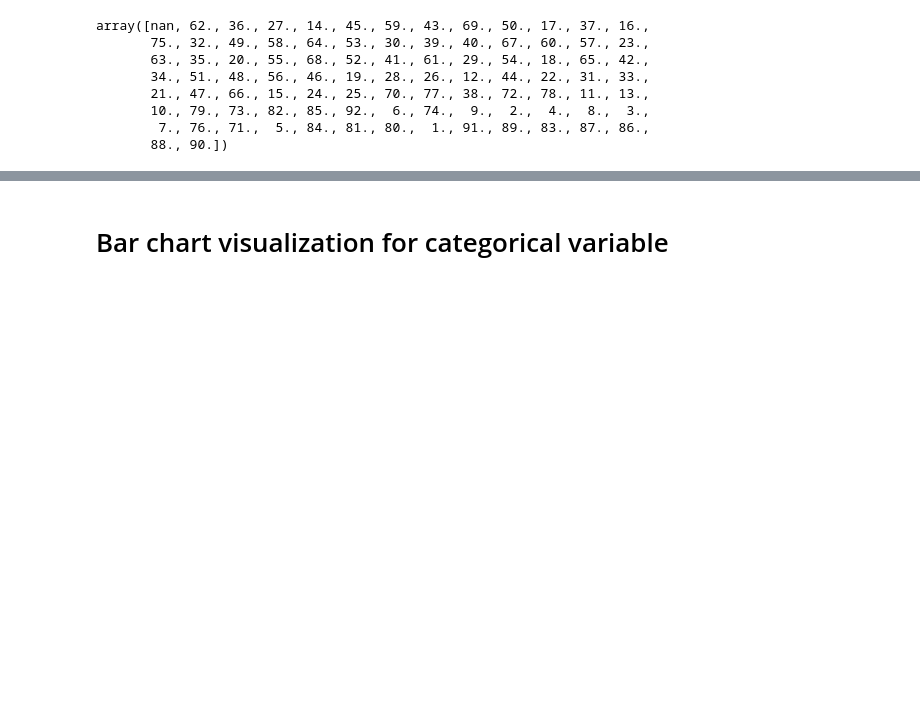
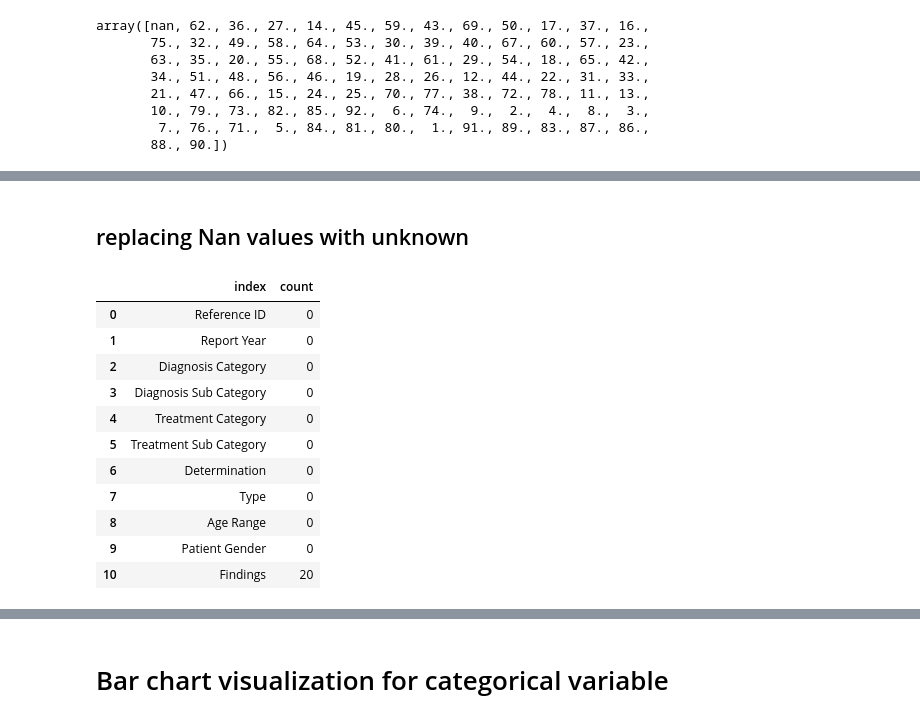
Before and after one commit to rohitkadam1410/Data-Scinence-Projects, a Jupyter notebook: Independent medical review dataset/EDA_independent_medical_review.ipynb, the cells around one changed output, grey strips where cells are left out. Drawn from its saved outputs; the diff is of its cells as text; code cells hidden in the pictures; blank space fills up the shorter version.

```diff
--- a/Independent medical review dataset/EDA_independent_medical_review.ipynb
+++ b/Independent medical review dataset/EDA_independent_medical_review.ipynb
@@ -291 +290,5 @@ Diagnosis Category :
 #######
+# %% [markdown]
+## replacing Nan values with unknown
+# %%
+df[['Diagnosis Sub Category', 'Treatment Sub Category']]= df[['Diagnosis Sub Category', 'Treatment Sub Category']].fillna('Unknown')
@@ -291,0 +301,15 @@ Diagnosis Category :
+# %%
+df.isnull().sum().reset_index(name='count')
+# %% [output]
+|  | index | count |
+| 0 | Reference ID | 0 |
+| 1 | Report Year | 0 |
+| 2 | Diagnosis Category | 0 |
+| 3 | Diagnosis Sub Category | 0 |
+| 4 | Treatment Category | 0 |
+| 5 | Treatment Sub Category | 0 |
+| 6 | Determination | 0 |
+| 7 | Type | 0 |
+| 8 | Age Range | 0 |
+| 9 | Patient Gender | 0 |
+| 10 | Findings | 20 |
```
Also changed, not shown: parts of 12 cells of this notebook.
